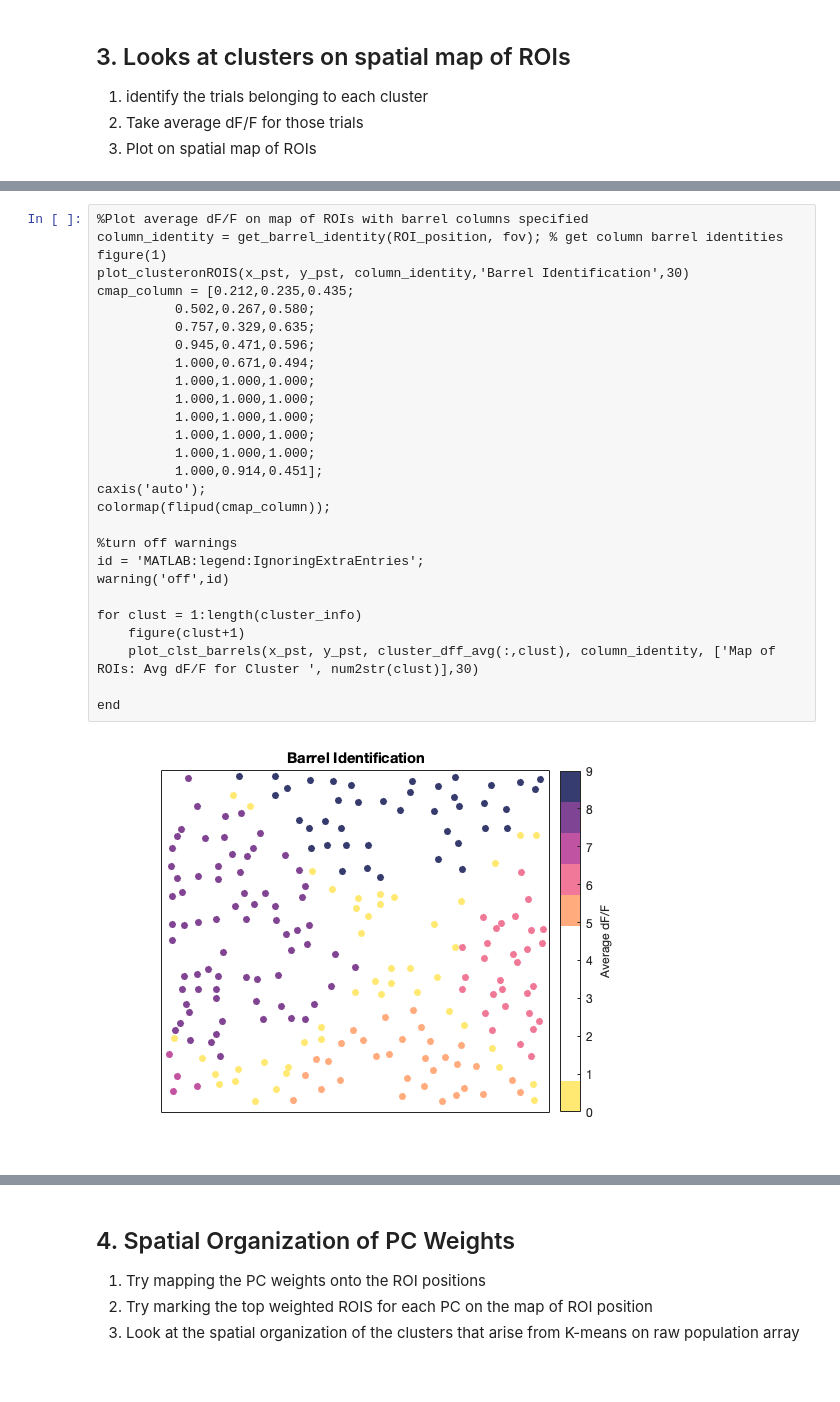
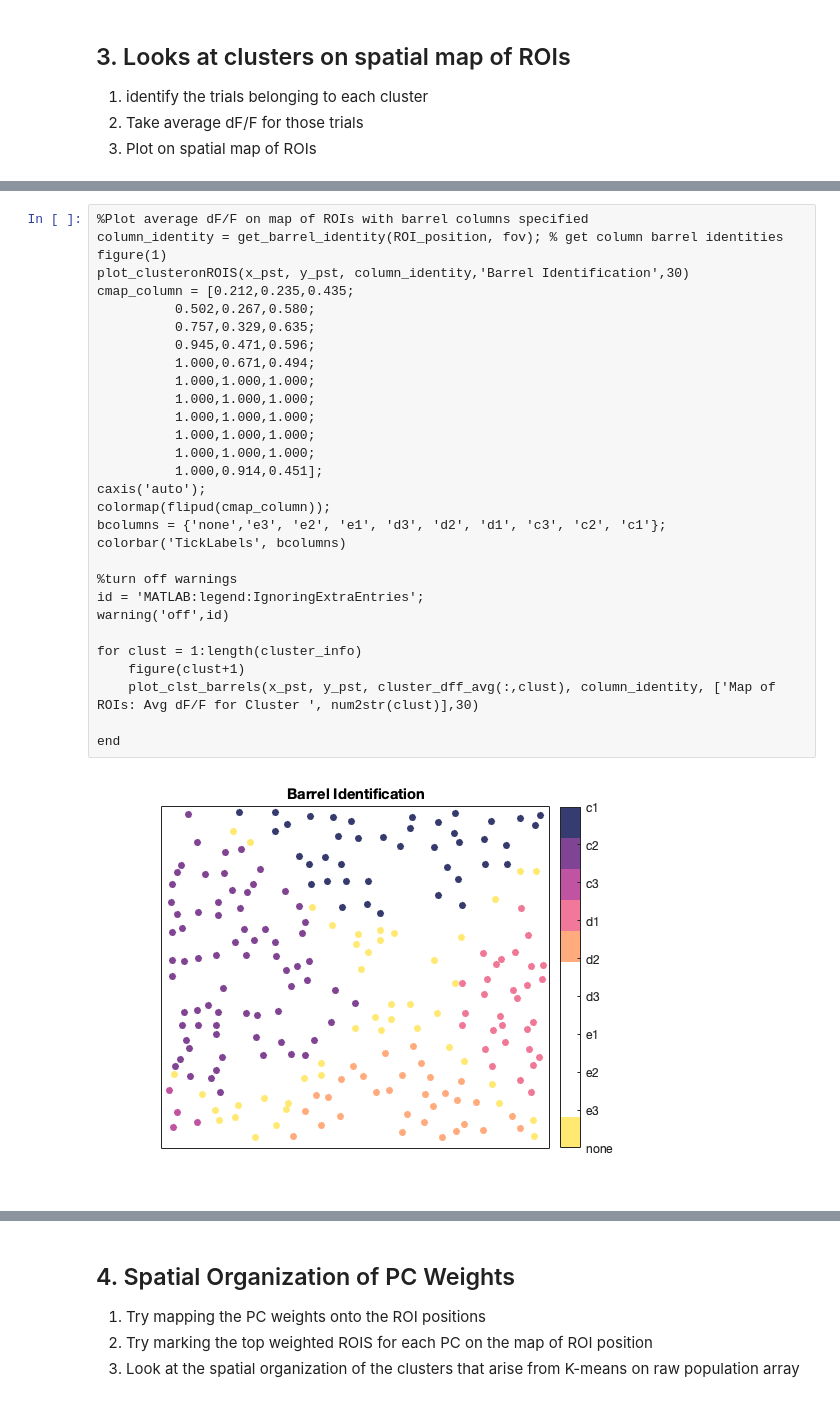
Before and after one commit to neurogomez/neural_ensemble_identification, a Jupyter notebook: 02b_Ensemble_Identification.ipynb, the cells around one changed output, grey strips where cells are left out. Saved outputs shown, nothing was run; the diff lists cells and outputs as text.

```diff
--- a/02b_Ensemble_Identification.ipynb
+++ b/02b_Ensemble_Identification.ipynb
@@ -129,30 +147,32 @@ sgtitle('Map of ROIs: Avg dF/F for each Cluster')
 # %%
 %Plot average dF/F on map of ROIs with barrel columns specified
 column_identity = get_barrel_identity(ROI_position, fov); % get column barrel identities
 figure(1)
 plot_clusteronROIS(x_pst, y_pst, column_identity,'Barrel Identification',30)
 cmap_column = [0.212,0.235,0.435;
           0.502,0.267,0.580;
           0.757,0.329,0.635;
           0.945,0.471,0.596;
           1.000,0.671,0.494;
           1.000,1.000,1.000;
           1.000,1.000,1.000;
           1.000,1.000,1.000;
           1.000,1.000,1.000;
           1.000,1.000,1.000;
           1.000,0.914,0.451];
 caxis('auto');
 colormap(flipud(cmap_column));
+bcolumns = {'none','e3', 'e2', 'e1', 'd3', 'd2', 'd1', 'c3', 'c2', 'c1'};
+colorbar('TickLabels', bcolumns)
 
 %turn off warnings
 id = 'MATLAB:legend:IgnoringExtraEntries';
 warning('off',id)
 
 for clust = 1:length(cluster_info)
     figure(clust+1)
     plot_clst_barrels(x_pst, y_pst, cluster_dff_avg(:,clust), column_identity, ['Map of ROIs: Avg dF/F for Cluster ', num2str(clust)],30)
 
 end
 # %% [output]
-[figure, old version]
+[figure, new version]
```
Also changed, not shown: parts of 15 cells of this notebook, 14 other files.
